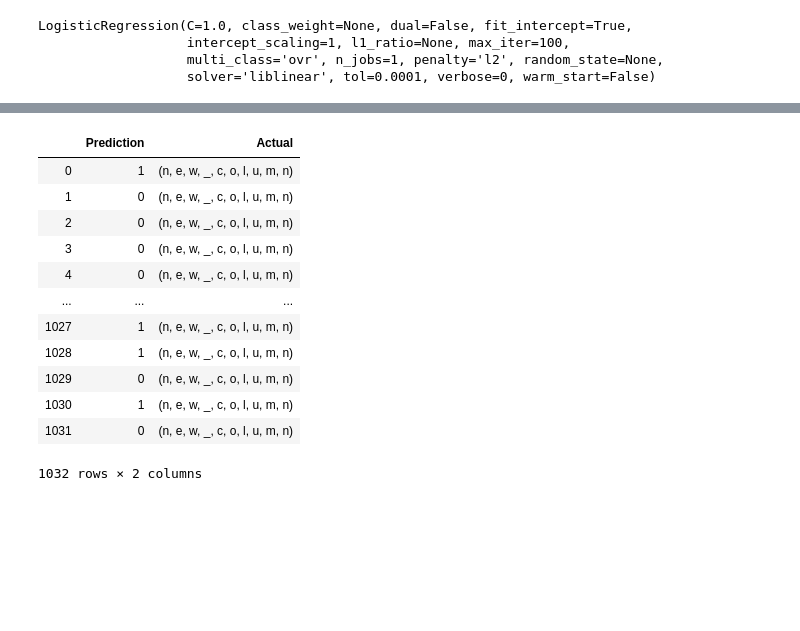
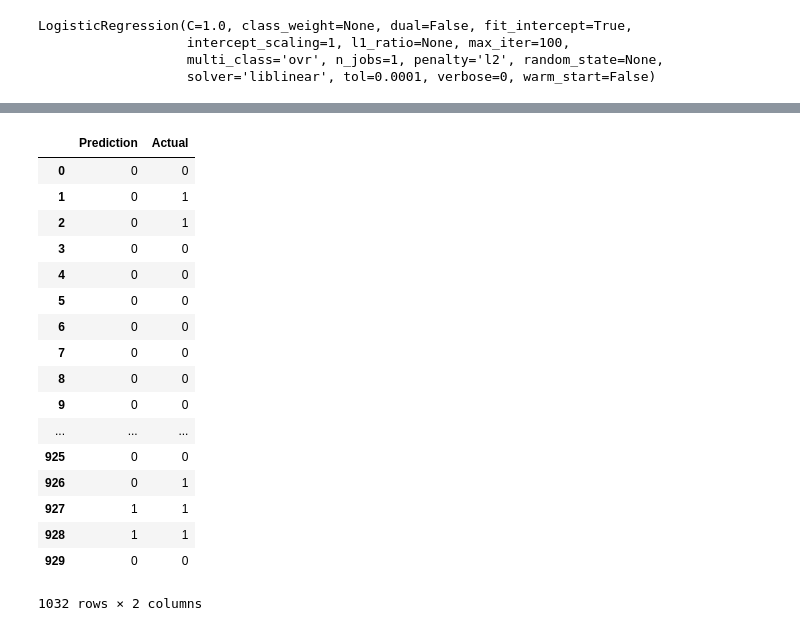
Before and after one commit to qphm/ufc-ml, a Jupyter notebook: model.ipynb, the cells around one changed output, grey strips where cells are left out. Cells and saved outputs as stored; diff of their text form; code cells hidden in the pictures; blank space fills up the shorter version.

Commit message:
y_test vs predicitions

```diff
--- a/model.ipynb
+++ b/model.ipynb
@@ -182,16 +184,21 @@ First 10 Actual labels: [['1'], ['0'], ['0'], ['0'], ['0'], ['0'], ['1'], ['0'],
 # %%
-pd.DataFrame({"Prediction": predictions, "Actual": y_test}).reset_index(drop=True)
+pd.DataFrame({"Prediction": predictions, "Actual": y_test['new_column']}).reset_index(drop=True)
 # %% [output]
 |  | Prediction | Actual |
-| 0 | 1 | (n, e, w, _, c, o, l, u, m, n) |
-| 1 | 0 | (n, e, w, _, c, o, l, u, m, n) |
-| 2 | 0 | (n, e, w, _, c, o, l, u, m, n) |
-| 3 | 0 | (n, e, w, _, c, o, l, u, m, n) |
-| 4 | 0 | (n, e, w, _, c, o, l, u, m, n) |
+| 0 | 0 | 0 |
+| 1 | 0 | 1 |
+| 2 | 0 | 1 |
+| 3 | 0 | 0 |
+| 4 | 0 | 0 |
+| 5 | 0 | 0 |
+| 6 | 0 | 0 |
+| 7 | 0 | 0 |
+| 8 | 0 | 0 |
+| 9 | 0 | 0 |
 | ... | ... | ... |
-| 1027 | 1 | (n, e, w, _, c, o, l, u, m, n) |
-| 1028 | 1 | (n, e, w, _, c, o, l, u, m, n) |
-| 1029 | 0 | (n, e, w, _, c, o, l, u, m, n) |
-| 1030 | 1 | (n, e, w, _, c, o, l, u, m, n) |
-| 1031 | 0 | (n, e, w, _, c, o, l, u, m, n) |
+| 925 | 0 | 0 |
+| 926 | 0 | 1 |
+| 927 | 1 | 1 |
+| 928 | 1 | 1 |
+| 929 | 0 | 0 |
 1032 rows × 2 columns
```
Also changed, not shown: parts of 4 cells of this notebook.
